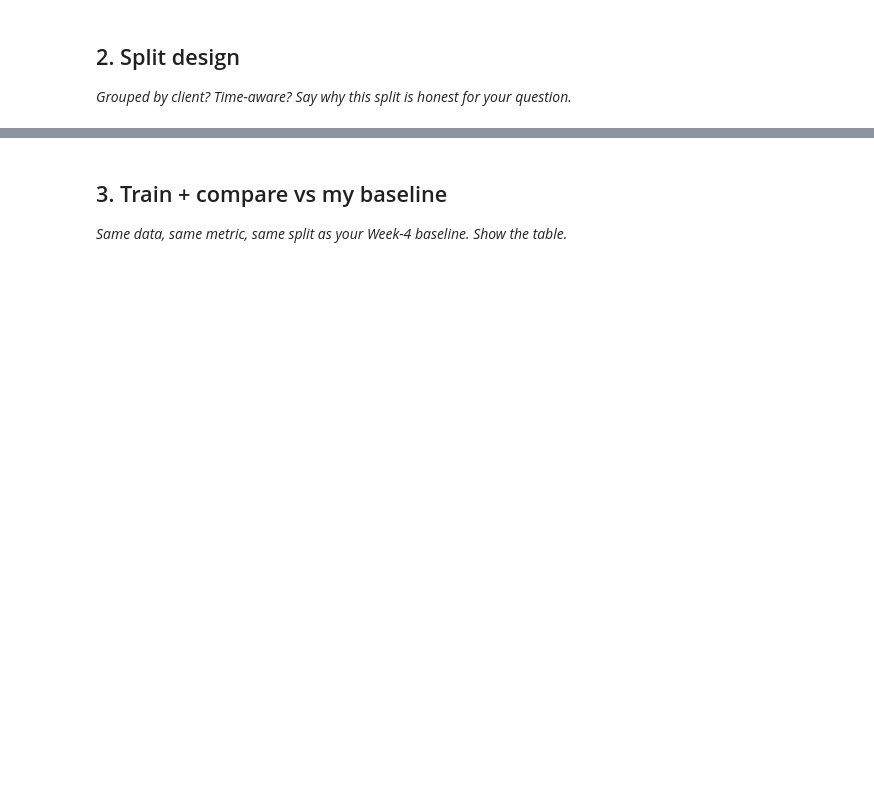
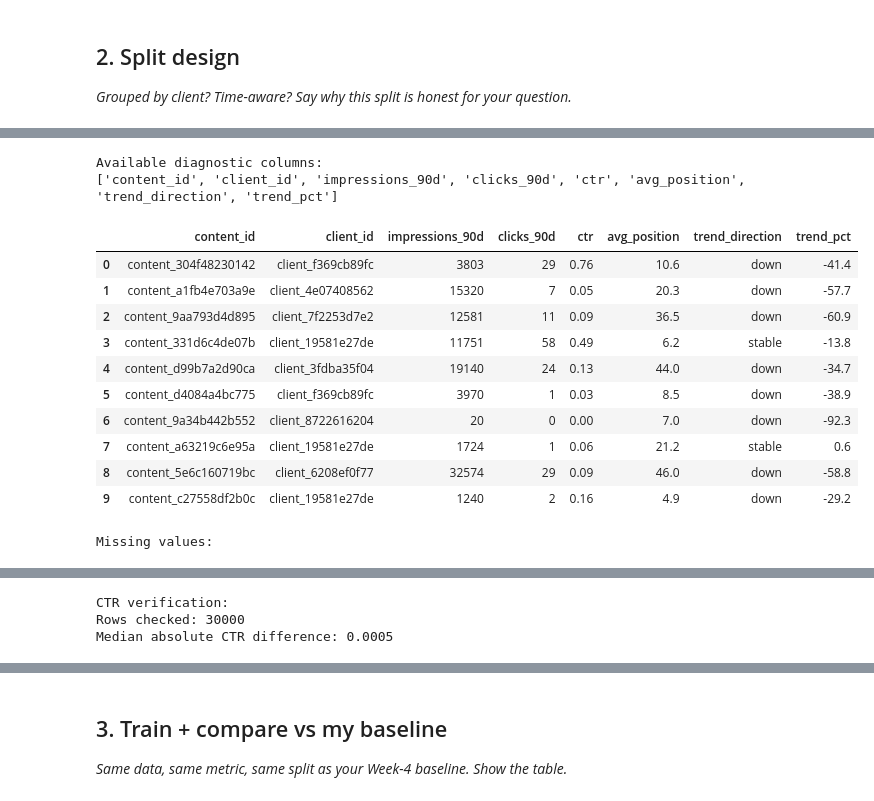
Before and after one commit to deepikachebrolu/flyrank-ml, a Jupyter notebook: work/notebooks/w05_model.ipynb, the cells around one changed output, grey strips where cells are left out. Saved outputs shown, nothing was run; the diff lists cells and outputs as text; code cells hidden in the pictures; blank space fills up the shorter version.

```diff
--- a/work/notebooks/w05_model.ipynb
+++ b/work/notebooks/w05_model.ipynb
@@ -22,0 +399,72 @@ This skeleton is yours to fill. Work the sections **in order** — each one has
+# %%
+# Inspecting the columns needed for the CTR opportunity baseline.
+
+inspect_columns = [
+    "content_id",
+    "client_id",
+    "impressions_90d",
+    "clicks_90d",
+    "ctr",
+    "avg_position",
+    "trend_direction",
+    "trend_pct",
+    "is_declining_label",
+]
+
+available_columns = [
+    c for c in inspect_columns
+    if c in df.columns
+]
+
+print("Available diagnostic columns:")
+print(available_columns)
+
+display(df[available_columns].head(10))
+
+print("\nMissing values:")
+display(
+    df[available_columns]
+    .isna()
+    .sum()
+    .rename("missing_count")
+    .to_frame()
+)
+
+print("\nCTR verification:")
+
+if {"clicks_90d", "impressions_90d", "ctr"}.issubset(df.columns):
+    valid = df[
+        df["impressions_90d"].notna()
+        & df["clicks_90d"].notna()
+        & df["ctr"].notna()
+        & (df["impressions_90d"] > 0)
+    ].copy()
+
+    valid["calculated_ctr"] = (
+        valid["clicks_90d"] / valid["impressions_90d"] * 100
+    )
+
+    valid["ctr_difference"] = (
+        valid["ctr"] - valid["calculated_ctr"]
+    ).abs()
+
+    print("Rows checked:", len(valid))
+    print(
+        "Median absolute CTR difference:",
+        round(valid["ctr_difference"].median(), 4)
+    )
+# %% [output]
+Available diagnostic columns:
+['content_id', 'client_id', 'impressions_90d', 'clicks_90d', 'ctr', 'avg_position', 'trend_direction', 'trend_pct']
+|  | content_id | client_id | impressions_90d | clicks_90d | ctr | avg_position | trend_direction | trend_pct |
+| 0 | content_304f48230142 | client_f369cb89fc | 3803 | 29 | 0.76 | 10.6 | down | -41.4 |
+| 1 | content_a1fb4e703a9e | client_4e07408562 | 15320 | 7 | 0.05 | 20.3 | down | -57.7 |
+| 2 | content_9aa793d4d895 | client_7f2253d7e2 | 12581 | 11 | 0.09 | 36.5 | down | -60.9 |
+| 3 | content_331d6c4de07b | client_19581e27de | 11751 | 58 | 0.49 | 6.2 | stable | -13.8 |
+| 4 | content_d99b7a2d90ca | client_3fdba35f04 | 19140 | 24 | 0.13 | 44.0 | down | -34.7 |
+| 5 | content_d4084a4bc775 | client_f369cb89fc | 3970 | 1 | 0.03 | 8.5 | down | -38.9 |
+| 6 | content_9a34b442b552 | client_8722616204 | 20 | 0 | 0.00 | 7.0 | down | -92.3 |
+| 7 | content_a63219c6e95a | client_19581e27de | 1724 | 1 | 0.06 | 21.2 | stable | 0.6 |
+| 8 | content_5e6c160719bc | client_6208ef0f77 | 32574 | 29 | 0.09 | 46.0 | down | -58.8 |
+| 9 | content_c27558df2b0c | client_19581e27de | 1240 | 2 | 0.16 | 4.9 | down | -29.2 |
+Missing values:
@@ -22,0 +480,3 @@ This skeleton is yours to fill. Work the sections **in order** — each one has
+CTR verification:
+Rows checked: 30000
+Median absolute CTR difference: 0.0005
```
Also changed, not shown: parts of 23 cells of this notebook.
